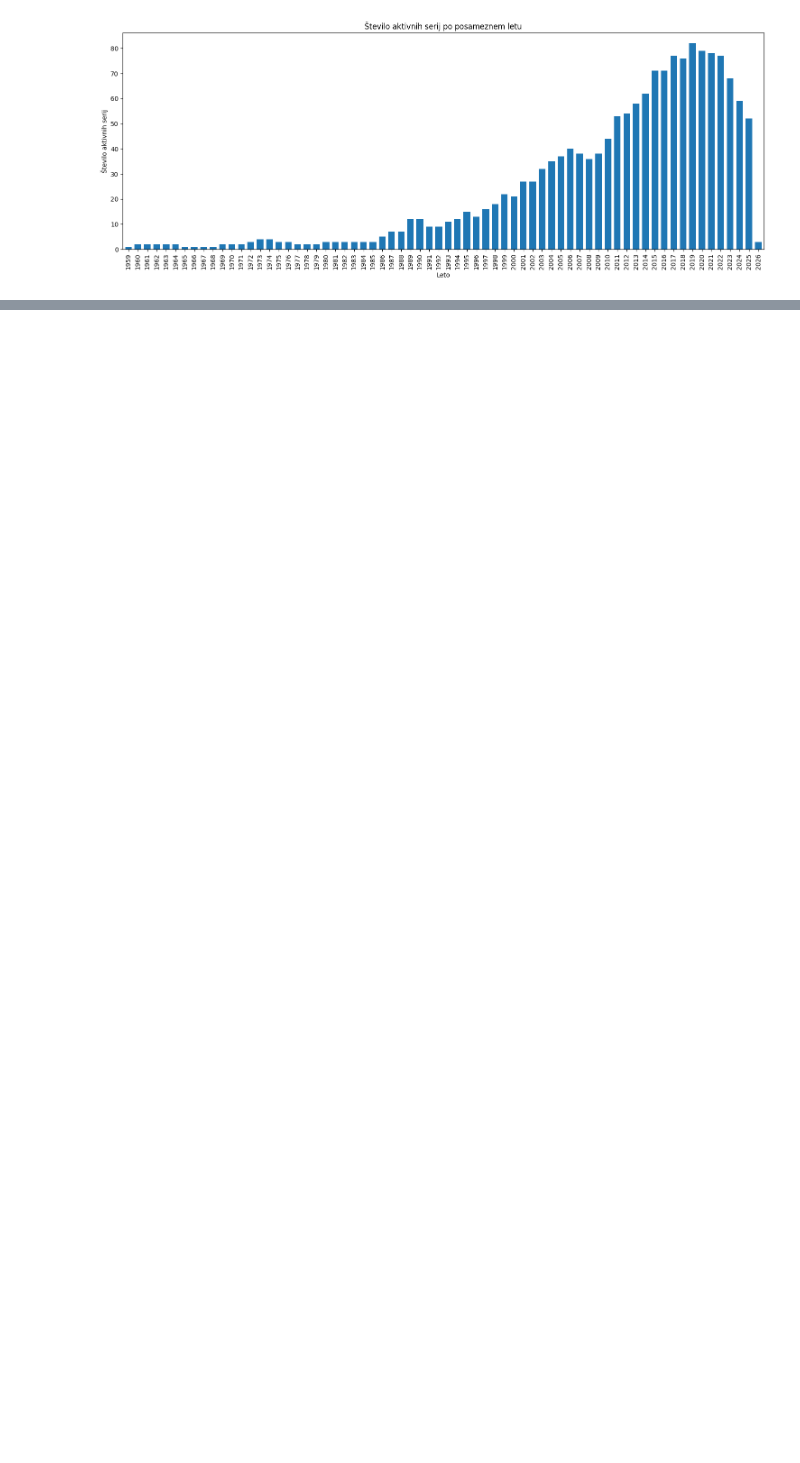
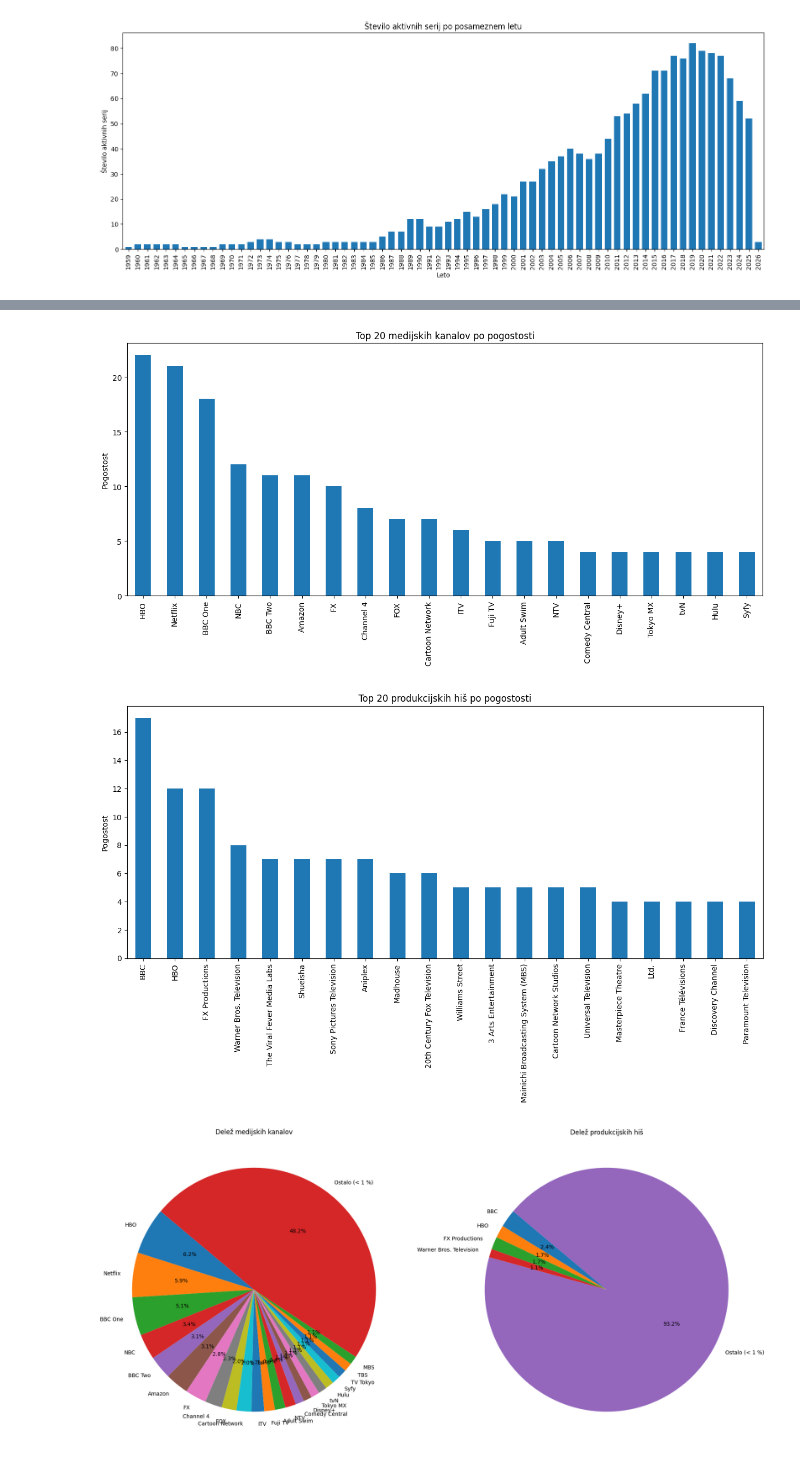
Before and after one commit to vodopivecjan/projektna-naloga-uvp, a Jupyter notebook: src/parse_data/parse_data.ipynb, the cells around one changed output, grey strips where cells are left out. Cells and saved outputs as stored; diff of their text form; code cells hidden in the pictures; blank space fills up the shorter version.

```diff
--- a/src/parse_data/parse_data.ipynb
+++ b/src/parse_data/parse_data.ipynb
@@ -79,0 +101,8 @@ result_df = plot_active_series(df)
+# %%
+from helpers.networks_studios import  plot_networks_studios
+
+plot_networks_studios(df)
+# %% [output]
+[figure, added]
+[figure, added]
+[figure, added]
```
Also changed, not shown: parts of 7 cells of this notebook, 16 other files.
